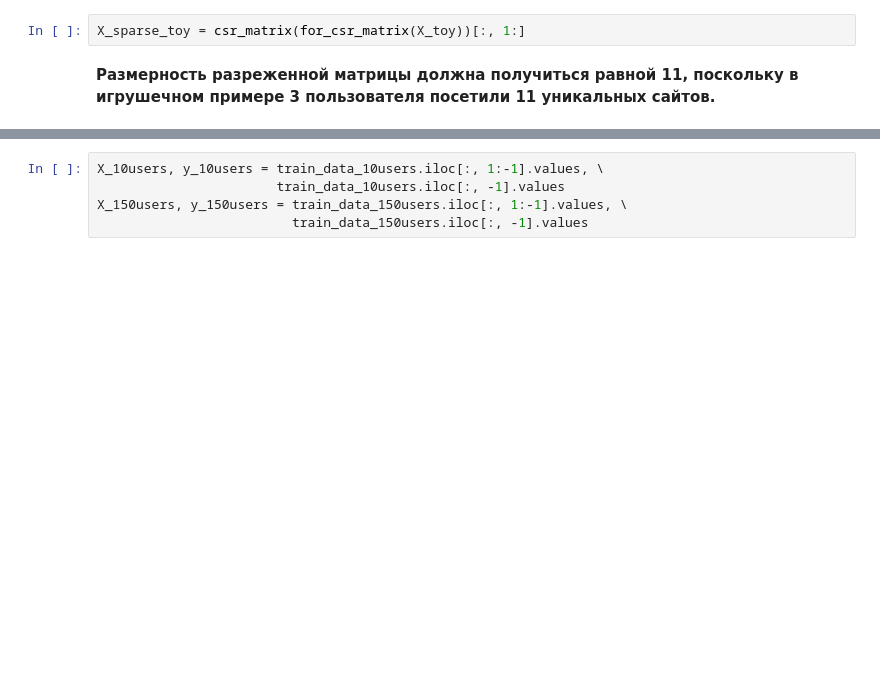
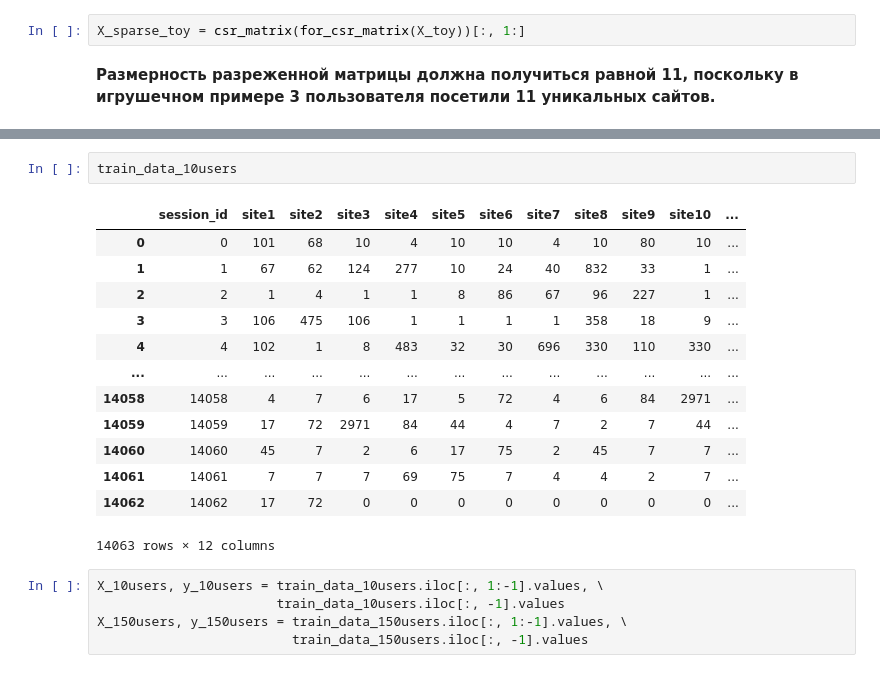
Before and after one commit to simon-torm/geekhub-ds-2020, a Jupyter notebook: HW6. Project Alice 1/week1_prepare_dataset.ipynb, the cells around one changed output, grey strips where cells are left out. Saved outputs shown, nothing was run; the diff lists cells and outputs as text; blank space fills up the shorter version.

```diff
--- a/HW6. Project Alice 1/week1_prepare_dataset.ipynb
+++ b/HW6. Project Alice 1/week1_prepare_dataset.ipynb
@@ -477,4 +480,20 @@ matrix([[1, 3, 1, 1, 1, 1, 1, 1, 0, 0, 0],
         [1, 1, 0, 0, 0, 0, 0, 0, 0, 1, 0]], dtype=int32)
+# %%
+train_data_10users
+# %% [output]
+|  | session_id | site1 | site2 | site3 | site4 | site5 | site6 | site7 | site8 | site9 | site10 | ... |
+| 0 | 0 | 101 | 68 | 10 | 4 | 10 | 10 | 4 | 10 | 80 | 10 | ... |
+| 1 | 1 | 67 | 62 | 124 | 277 | 10 | 24 | 40 | 832 | 33 | 1 | ... |
+| 2 | 2 | 1 | 4 | 1 | 1 | 8 | 86 | 67 | 96 | 227 | 1 | ... |
+| 3 | 3 | 106 | 475 | 106 | 1 | 1 | 1 | 1 | 358 | 18 | 9 | ... |
+| 4 | 4 | 102 | 1 | 8 | 483 | 32 | 30 | 696 | 330 | 110 | 330 | ... |
+| ... | ... | ... | ... | ... | ... | ... | ... | ... | ... | ... | ... | ... |
+| 14058 | 14058 | 4 | 7 | 6 | 17 | 5 | 72 | 4 | 6 | 84 | 2971 | ... |
+| 14059 | 14059 | 17 | 72 | 2971 | 84 | 44 | 4 | 7 | 2 | 7 | 44 | ... |
+| 14060 | 14060 | 45 | 7 | 2 | 6 | 17 | 75 | 2 | 45 | 7 | 7 | ... |
+| 14061 | 14061 | 7 | 7 | 7 | 69 | 75 | 7 | 4 | 4 | 2 | 7 | ... |
+| 14062 | 14062 | 17 | 72 | 0 | 0 | 0 | 0 | 0 | 0 | 0 | 0 | ... |
+14063 rows × 12 columns
 # %%
 X_10users, y_10users = train_data_10users.iloc[:, 1:-1].values, \
                        train_data_10users.iloc[:, -1].values
```
Also changed, not shown: parts of 8 cells of this notebook, 34 other files.
